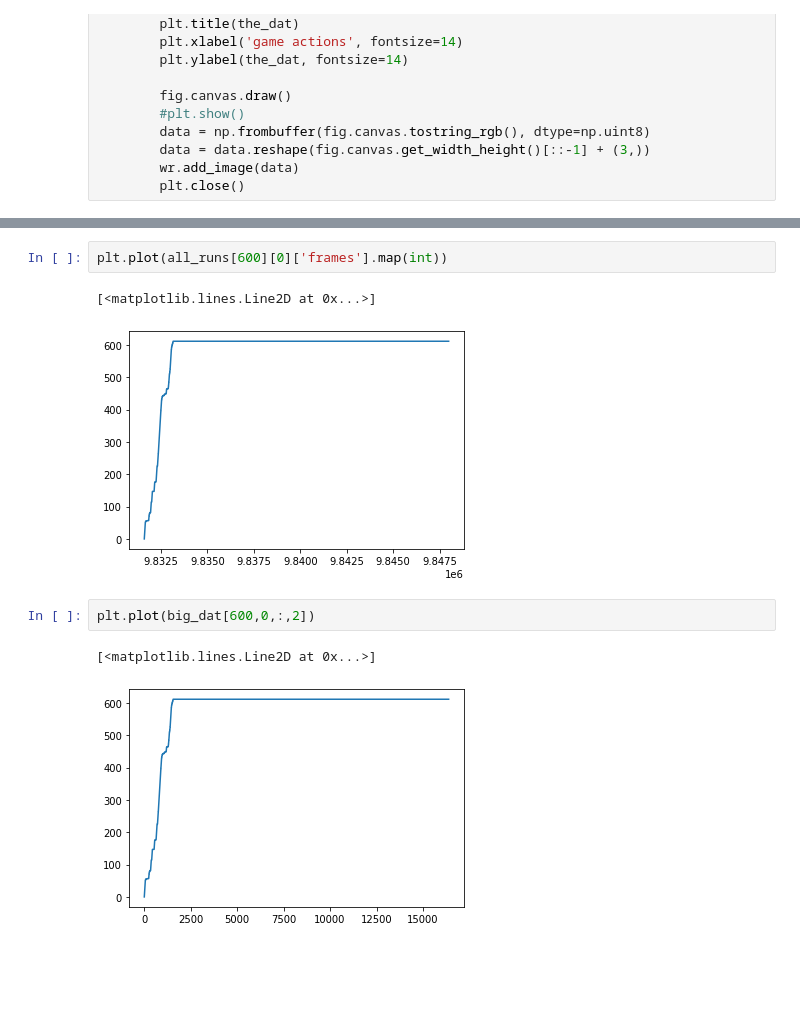
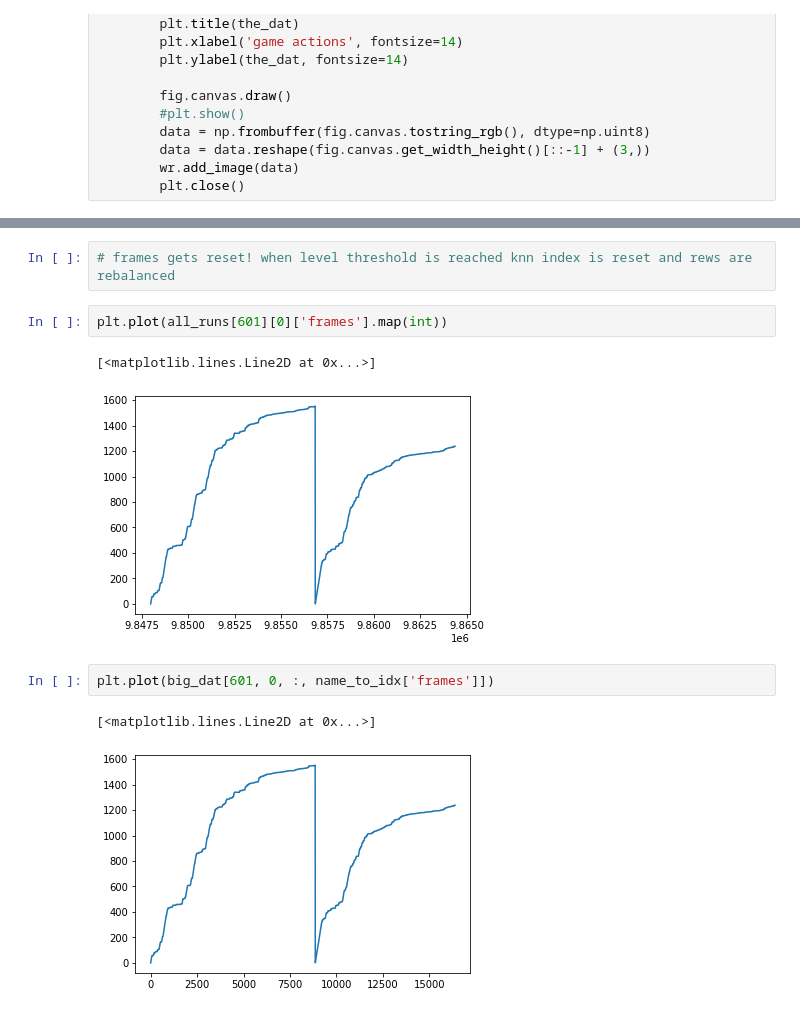
Before and after one commit to PWhiddy/PokemonRedExperiments, a Jupyter notebook: baselines/Visualizations_over_time.ipynb, the cells around one changed output, grey strips where cells are left out. Saved outputs shown, nothing was run; the diff lists cells and outputs as text; blank space fills up the shorter version.

Commit message:
render progression plots

```diff
--- a/baselines/Visualizations_over_time.ipynb
+++ b/baselines/Visualizations_over_time.ipynb
@@ -241,10 +284,12 @@ RuntimeError: Error writing 'frames.mp4':
+# %%
+# frames gets reset! when level threshold is reached knn index is reset and rews are rebalanced
 # %%
-plt.plot(all_runs[600][0]['frames'].map(int))
+plt.plot(all_runs[601][0]['frames'].map(int))
 # %% [output]
 [<matplotlib.lines.Line2D at 0x...>]
-[figure, old version]
+[figure, new version]
 # %%
-plt.plot(big_dat[600,0,:,2])
+plt.plot(big_dat[601, 0, :, name_to_idx['frames']])
 # %% [output]
 [<matplotlib.lines.Line2D at 0x...>]
-[figure, old version]
+[figure, new version]
```
Also changed, not shown: parts of 9 cells of this notebook.
